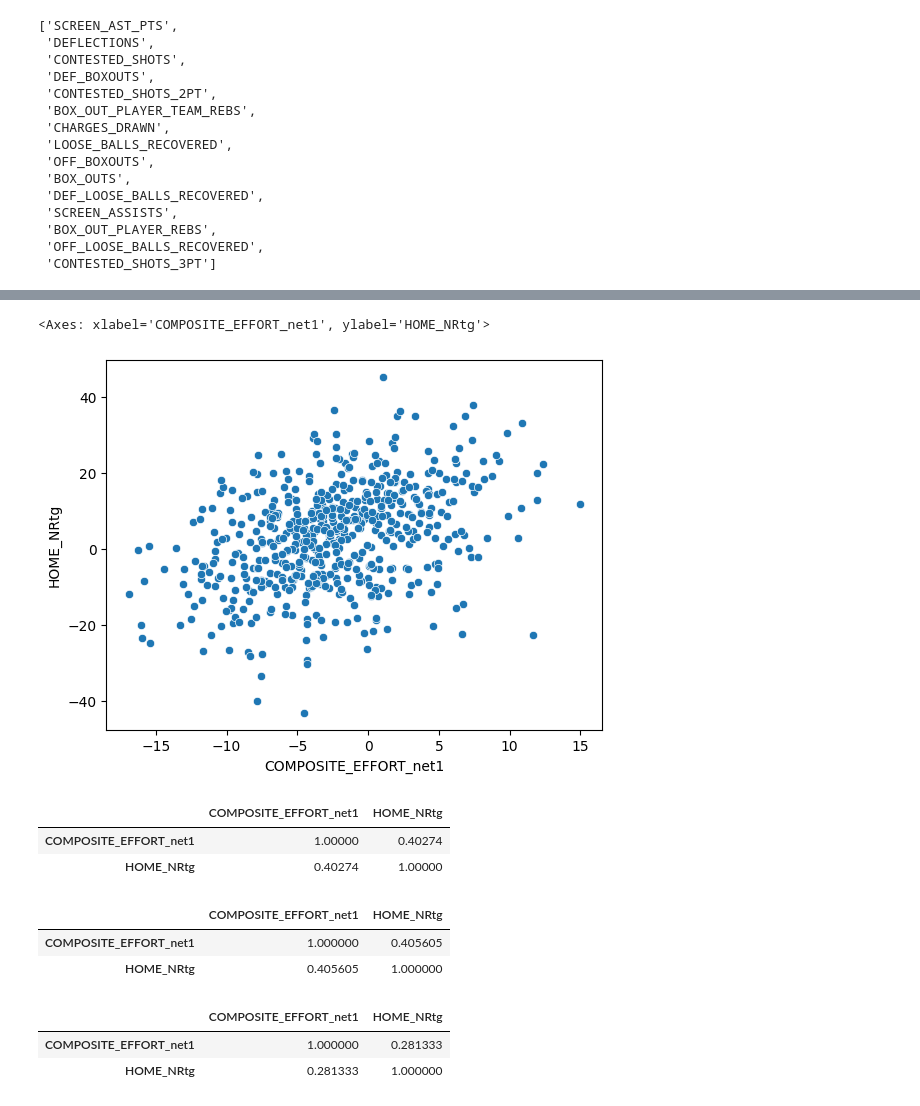
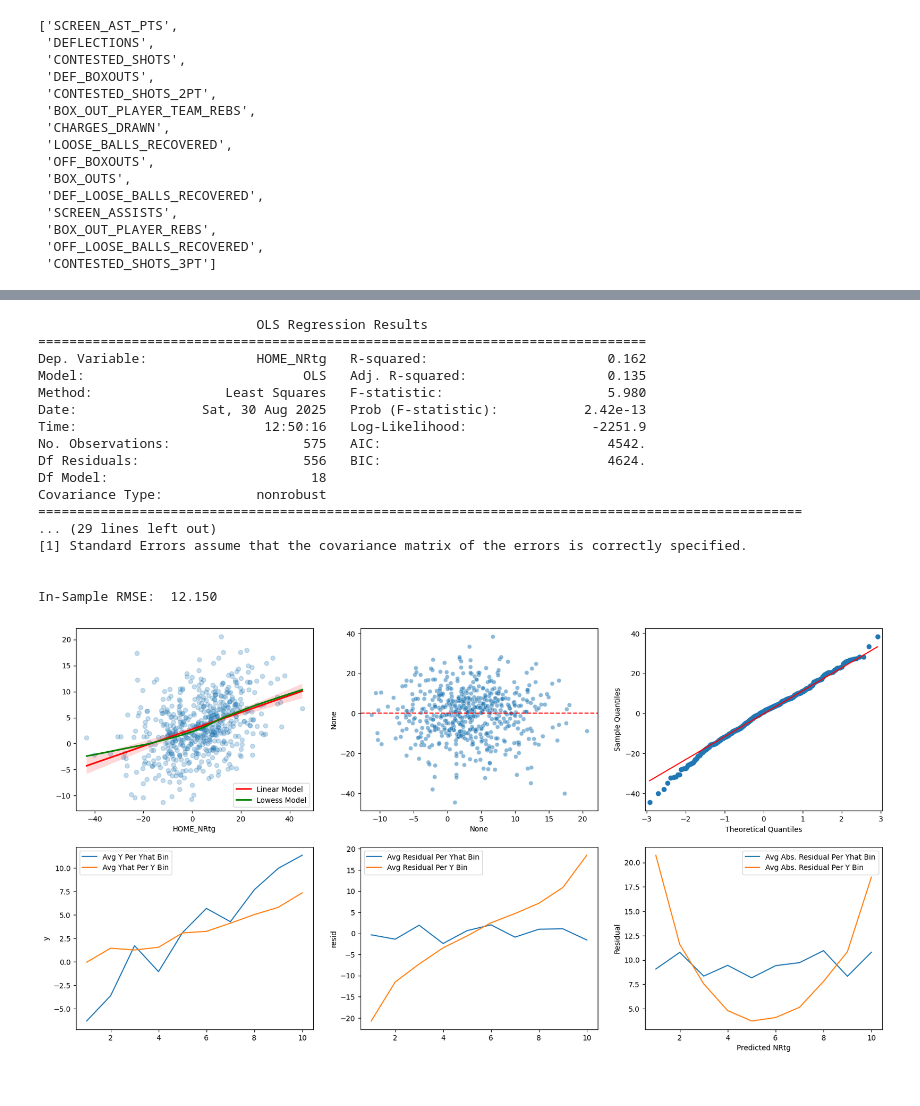
Before and after one commit to samluxenberg1/nba_hustle_sdg, a Jupyter notebook: notebooks/Net_Rating_Models.ipynb, the cells around one changed output, grey strips where cells are left out. Cells and saved outputs as stored; diff of their text form; code cells hidden in the pictures.

Commit message:
transfer notebook code for net ratings model into modules

```diff
--- a/notebooks/Net_Rating_Models.ipynb
+++ b/notebooks/Net_Rating_Models.ipynb
@@ -184,2 +178,0 @@ effort_net1_mat.shape, effort_net1_vec.shape
-# %%
-df_trans['COMPOSITE_EFFORT_net1'] = effort_net1_mat @ effort_net1_vec
@@ -211,19 +179,21 @@ Name: COMPOSITE_EFFORT_net1, dtype: float64
-# %%
-sns.scatterplot(x='COMPOSITE_EFFORT_net1',y='HOME_NRtg',data=df_trans)
-# %% [output]
-<Axes: xlabel='COMPOSITE_EFFORT_net1', ylabel='HOME_NRtg'>
-[figure, removed]
-# %%
-display(df_trans[['COMPOSITE_EFFORT_net1','HOME_NRtg']].corr(method='pearson'))
-display(df_trans[['COMPOSITE_EFFORT_net1','HOME_NRtg']].corr(method='spearman'))
-display(df_trans[['COMPOSITE_EFFORT_net1','HOME_NRtg']].corr(method='kendall'))
-# %% [output]
-|  | COMPOSITE_EFFORT_net1 | HOME_NRtg |
-| COMPOSITE_EFFORT_net1 | 1.00000 | 0.40274 |
-| HOME_NRtg | 0.40274 | 1.00000 |
-|  | COMPOSITE_EFFORT_net1 | HOME_NRtg |
-| COMPOSITE_EFFORT_net1 | 1.000000 | 0.405605 |
-| HOME_NRtg | 0.405605 | 1.000000 |
-|  | COMPOSITE_EFFORT_net1 | HOME_NRtg |
-| COMPOSITE_EFFORT_net1 | 1.000000 | 0.281333 |
-| HOME_NRtg | 0.281333 | 1.000000 |
+# %%
+reg1 = estimate_stage1_model(X=df_trans[home_hustle_feat + away_hustle_feat], y=df_trans['HOME_NRtg'])
+# %% [output]
+                            OLS Regression Results
+==============================================================================
+Dep. Variable:              HOME_NRtg   R-squared:                       0.162
+Model:                            OLS   Adj. R-squared:                  0.135
+Method:                 Least Squares   F-statistic:                     5.980
+Date:                Sat, 30 Aug 2025   Prob (F-statistic):           2.42e-13
+Time:                        12:50:16   Log-Likelihood:                -2251.9
+No. Observations:                 575   AIC:                             4542.
+Df Residuals:                     556   BIC:                             4624.
+Df Model:                          18
+Covariance Type:            nonrobust
+==================================================================================================
+... (29 lines left out)
+[1] Standard Errors assume that the covariance matrix of the errors is correctly specified.
+
+
+In-Sample RMSE:  12.150
+[figure, added]
```
Also changed, not shown: parts of 21 cells of this notebook, 5 other files.
